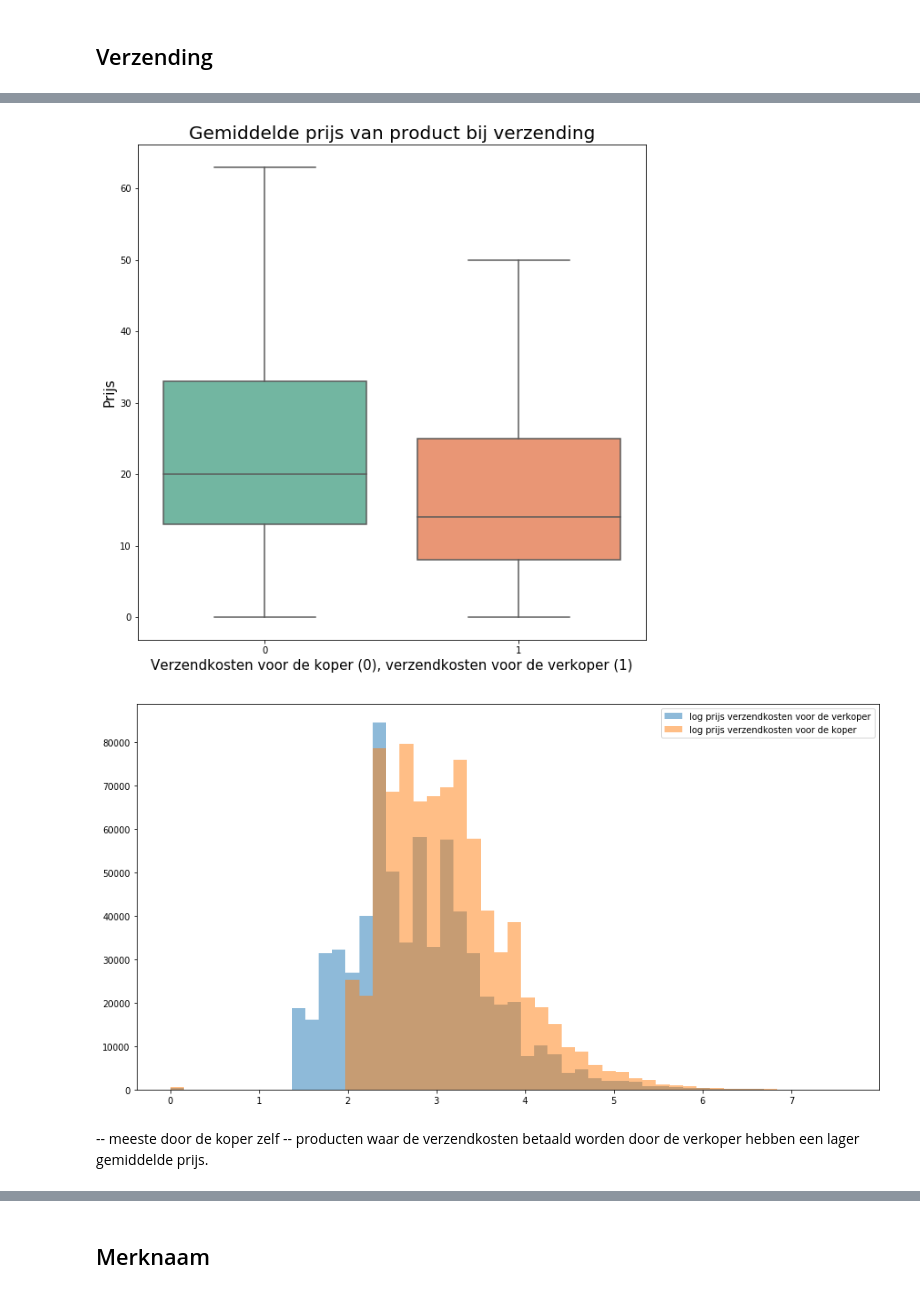
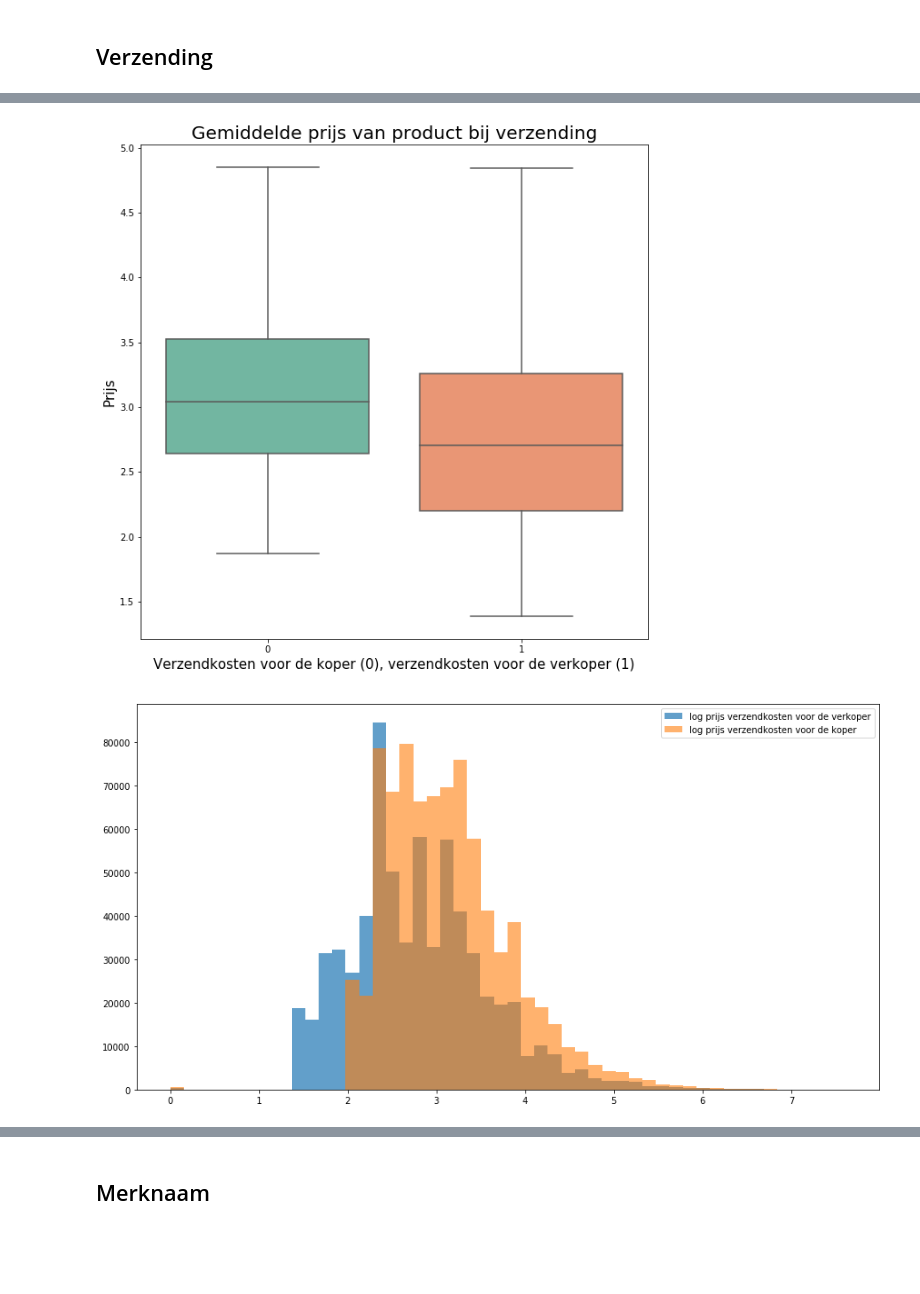
Before and after one commit to rlhjansen/LEBE_Kaggle1, a Jupyter notebook: visualisatie.ipynb, the cells around one changed output, grey strips where cells are left out. Drawn from its saved outputs; the diff is of its cells as text; code cells hidden in the pictures; blank space fills up the shorter version.

```diff
--- a/visualisatie.ipynb
+++ b/visualisatie.ipynb
@@ -77,0 +119,2 @@ In de bovenstaande tabellen is te zien hoe de datasets er uit zien.
+# %%
+train['logprice'] = np.log(train.price+1)
@@ -122,22 +222,19 @@ plt.show()
 # %%
 plt.figure(figsize=(10,10))
-sns.boxplot(x=train.shipping, y = train.price, showfliers=False, orient = 'v',palette="Set2")
+sns.boxplot(x=train.shipping, y = train.logprice, showfliers=False, orient = 'v',palette="Set2")
 plt.title('Gemiddelde prijs van product bij verzending', fontsize = 20)
 plt.xlabel('Verzendkosten voor de koper (0), verzendkosten voor de verkoper (1)', fontsize = 15)
 plt.ylabel('Prijs', fontsize = 15)
 plt.show()
 # %% [output]
-[figure, old version]
+[figure, new version]
 # %%
 plt.figure(figsize = (15, 8))
-plt.hist(np.log(train[train.shipping == 1].price+1),
-         bins = 50, alpha = 0.5, label = "log prijs verzendkosten voor de verkoper")
-plt.hist(np.log(train[train.shipping == 0].price+1),
-         bins = 50, alpha = 0.5, label = "log prijs verzendkosten voor de koper")
+plt.hist(train[train.shipping == 1].logprice,
+         bins = 50, alpha = 0.7, label = "log prijs verzendkosten voor de verkoper")
+plt.hist(train[train.shipping == 0].logprice,
+         bins = 50, alpha = 0.6, label = "log prijs verzendkosten voor de koper")
 plt.legend(fontsize = 10)
 plt.show()
 # %% [output]
-[figure, old version]
+[figure, new version]
-# %% [markdown]
--- meeste door de koper zelf
--- producten waar de verzendkosten betaald worden door de verkoper hebben een lager gemiddelde prijs.
```
Also changed, not shown: parts of 53 cells of this notebook.
